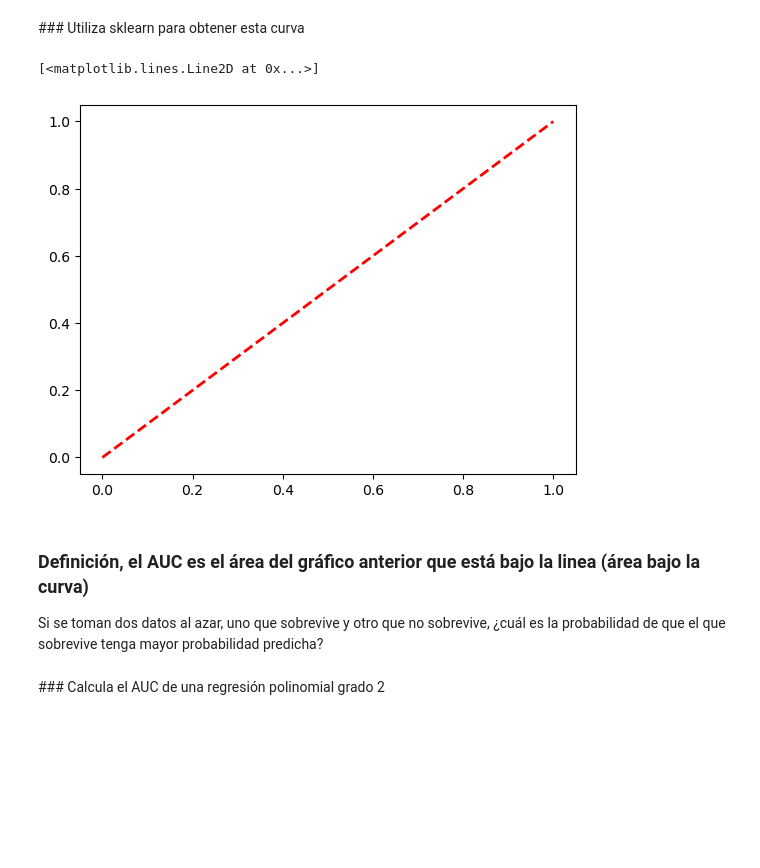
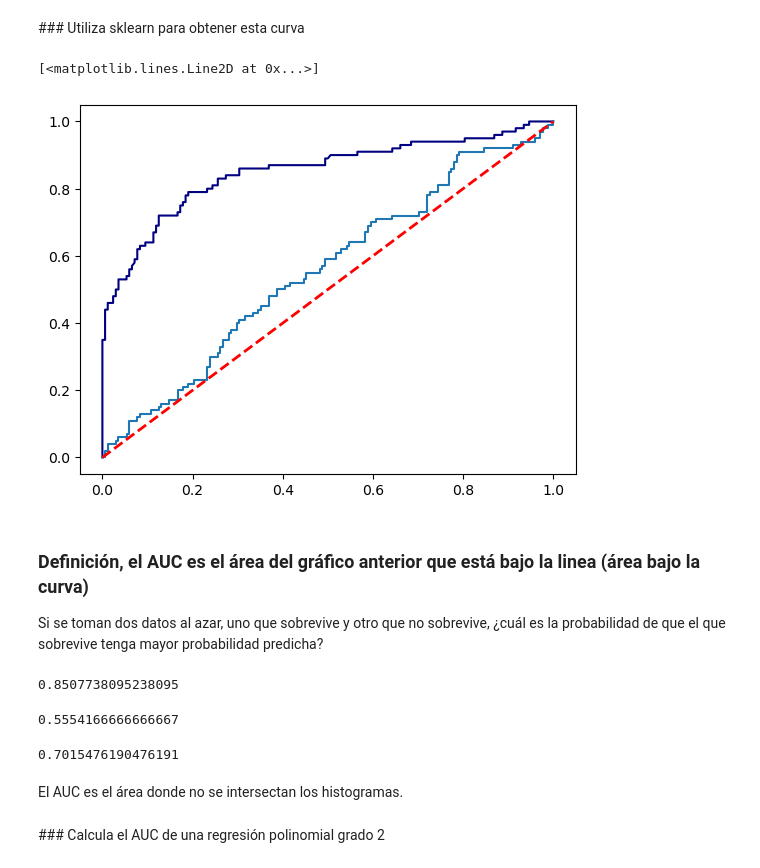
Before and after one commit to LuisMB09/lab_aprendizaje_estadistico, a Jupyter notebook: AUC_sin_resolver.ipynb, the cells around one changed output. Drawn from its saved outputs; the diff is of its cells as text; code cells hidden in the pictures; blank space fills up the shorter version.

```diff
--- a/AUC_sin_resolver.ipynb
+++ b/AUC_sin_resolver.ipynb
@@ -151,14 +161,37 @@ from sklearn.metrics import roc_curve
+# %%
+probabilidades1 = [random.random() for i in range(len(y_test))]
+fpr1, fnp1, scores1 = roc_curve(y_test, probabilidades1)
+
+fpr, fnp, scores = roc_curve(y_score=probabilidades, y_true=y_test)
 # %%
+plt.plot(fpr, fnp, c = 'navy')
+plt.plot(fpr1, fnp1)
 plt.plot([0, 1], [0, 1], color='red', linestyle='--', lw=2, label='Clasificador aleatorio')
 # %% [output]
 [<matplotlib.lines.Line2D at 0x...>]
-[figure, old version]
+[figure, new version]
 # %% [markdown]
 ### Definición, el AUC es el área del gráfico anterior que está bajo la linea (área bajo la curva)
 
 Si se toman dos datos al azar, uno que sobrevive y otro que no sobrevive, ¿cuál es la probabilidad de que el que sobrevive tenga mayor probabilidad predicha?
 # %%
 from sklearn.metrics import roc_auc_score
+
+roc_auc_score(y_test, probabilidades)
+# %% [output]
+0.8507738095238095
+# %%
+roc_auc_score(y_test, probabilidades1)
+# %% [output]
+0.5554166666666667
+# %%
+# Gini = 2 * AUC - 1
+gini = 2 * roc_auc_score(y_test, probabilidades) - 1
+gini
+# %% [output]
+0.7015476190476191
+# %% [markdown]
+El AUC es el área donde no se intersectan los histogramas.
 # %% [markdown]
 ### Calcula el AUC de una regresión polinomial grado 2
 # %%
```
Also changed, not shown: parts of 6 cells of this notebook.
